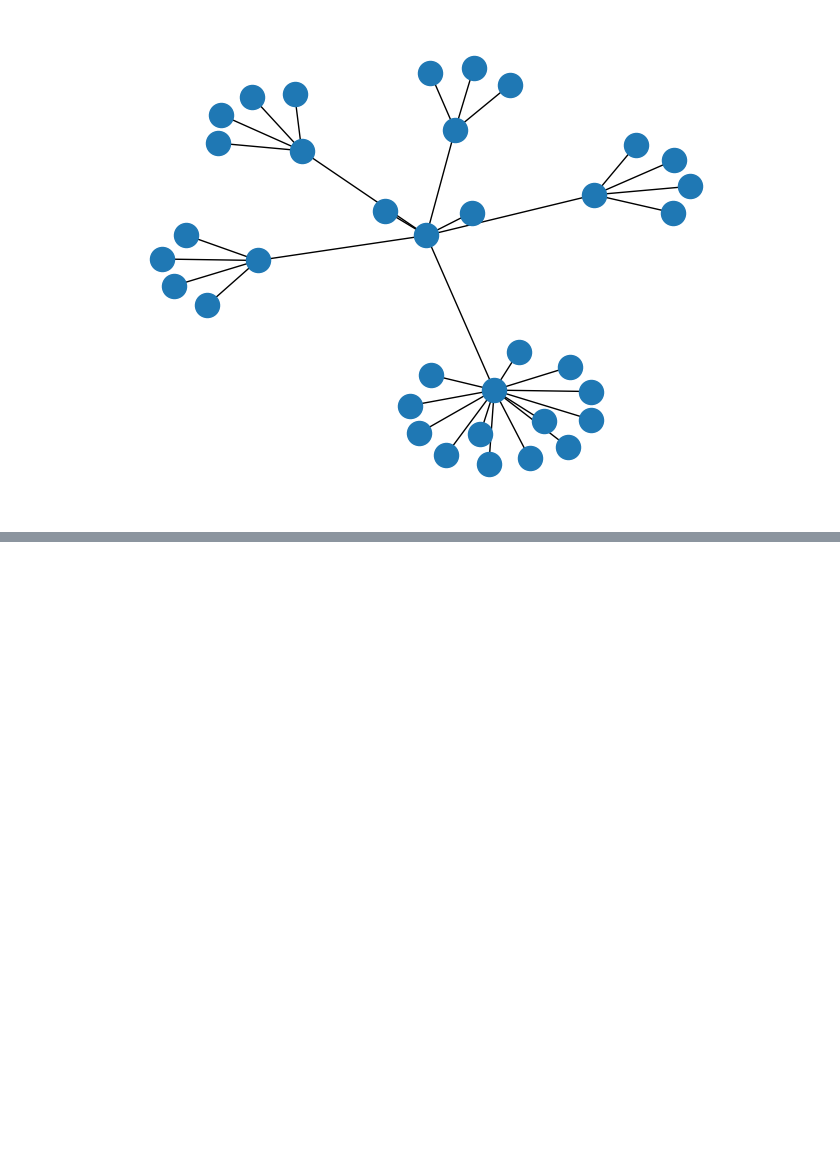
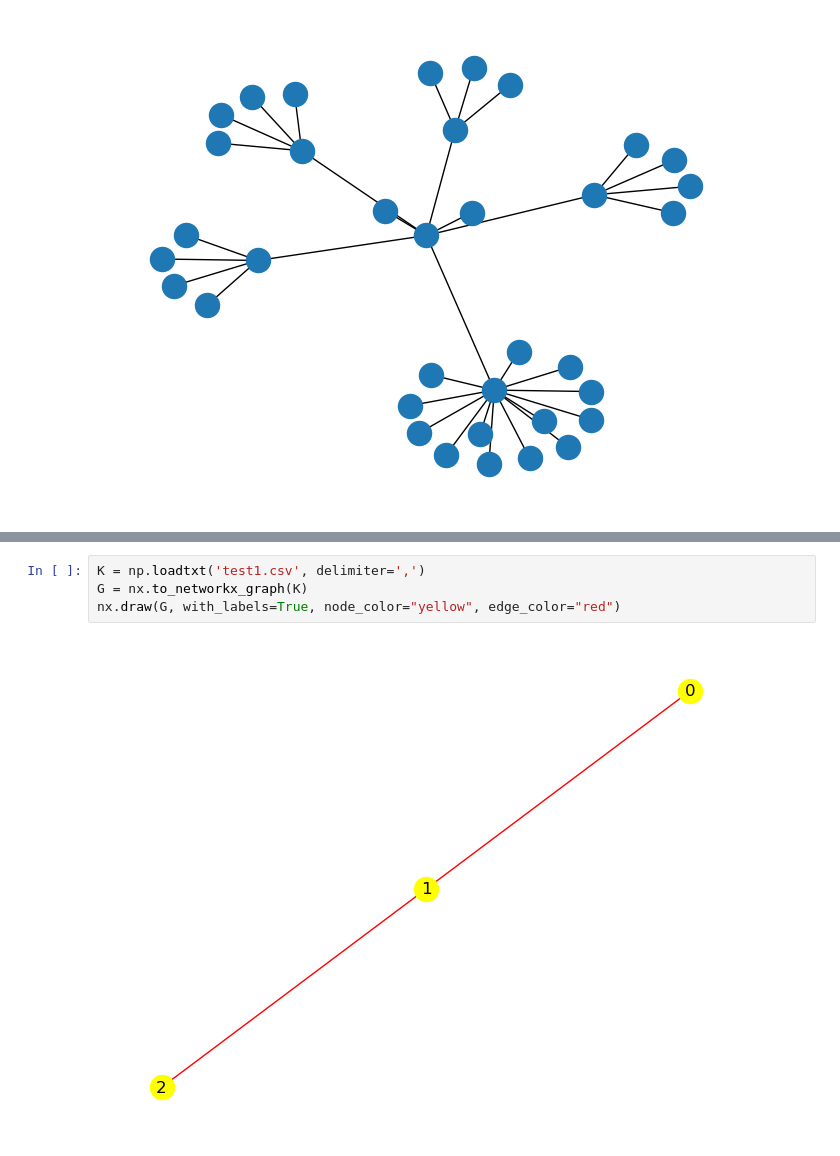
Before and after one commit to ymg5218/CodingTest, a Jupyter notebook: 머신러닝/Big Data Analysis/Untitled.ipynb, the cells around one changed output, grey strips where cells are left out. Drawn from its saved outputs; the diff is of its cells as text; blank space fills up the shorter version.

```diff
--- a/머신러닝/Big Data Analysis/Untitled.ipynb
+++ b/머신러닝/Big Data Analysis/Untitled.ipynb
@@ -188,0 +239,6 @@ nx.draw(G)
+# %%
+K = np.loadtxt('test1.csv', delimiter=',')
+G = nx.to_networkx_graph(K)
+nx.draw(G, with_labels=True, node_color="yellow", edge_color="red")
+# %% [output]
+[figure, added]
```
Also changed, not shown: parts of 23 cells of this notebook, 3 other files.
